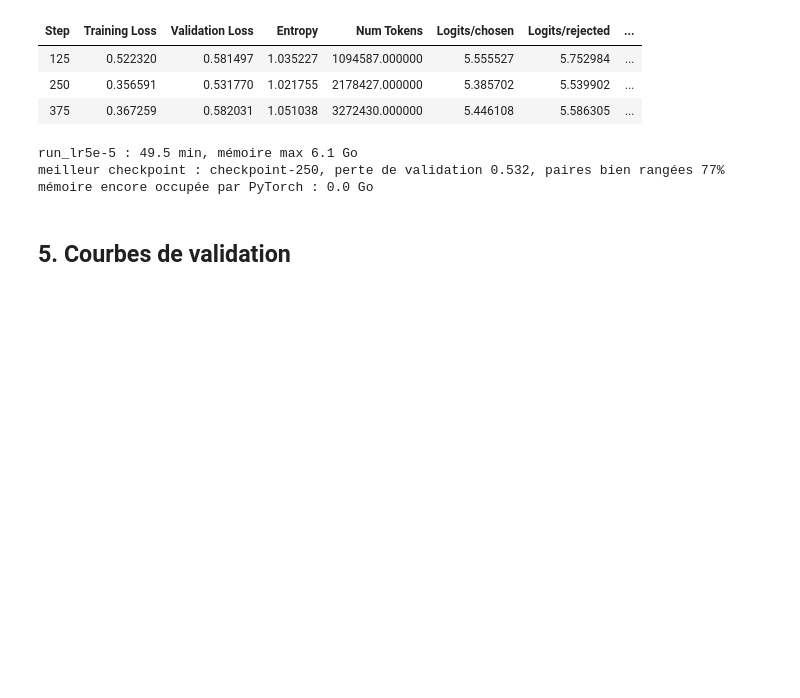
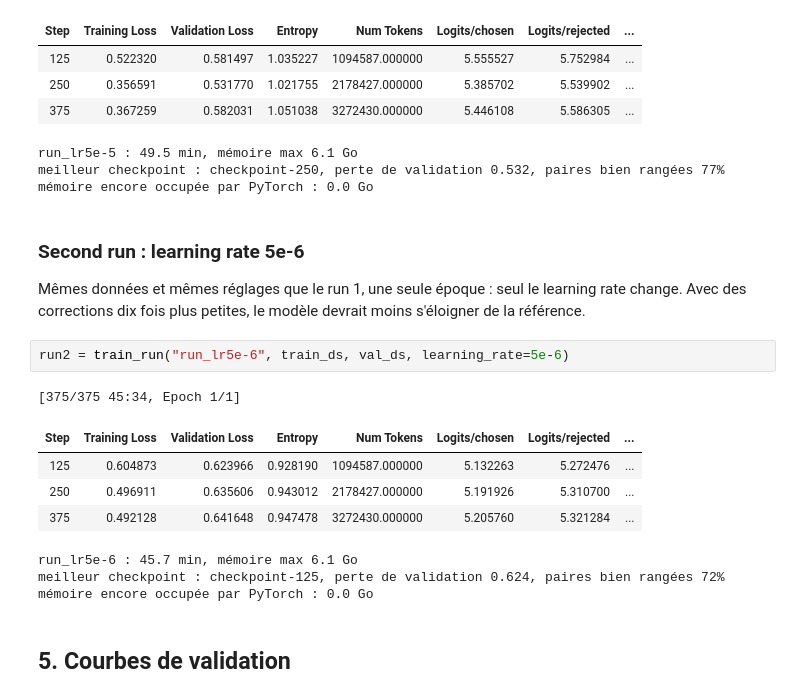
Before and after one commit to G-Hostin/medical-triage-poc, a Jupyter notebook: notebooks/05_dpo.ipynb, the cells around one changed output. Cells and saved outputs as stored; diff of their text form; blank space fills up the shorter version.

```diff
--- a/notebooks/05_dpo.ipynb
+++ b/notebooks/05_dpo.ipynb
@@ -161,6 +161,21 @@ run1 = train_run("run_lr5e-5", train_ds, val_ds, learning_rate=5e-5)
 run_lr5e-5 : 49.5 min, mémoire max 6.1 Go
 meilleur checkpoint : checkpoint-250, perte de validation 0.532, paires bien rangées 77%
 mémoire encore occupée par PyTorch : 0.0 Go
+# %% [markdown]
+### Second run : learning rate 5e-6
+
+Mêmes données et mêmes réglages que le run 1, une seule époque : seul le learning rate change. Avec des corrections dix fois plus petites, le modèle devrait moins s'éloigner de la référence.
+# %%
+run2 = train_run("run_lr5e-6", train_ds, val_ds, learning_rate=5e-6)
+# %% [output]
+[375/375 45:34, Epoch 1/1]
+| Step | Training Loss | Validation Loss | Entropy | Num Tokens | Logits/chosen | Logits/rejected | ... |
+| 125 | 0.604873 | 0.623966 | 0.928190 | 1094587.000000 | 5.132263 | 5.272476 | ... |
+| 250 | 0.496911 | 0.635606 | 0.943012 | 2178427.000000 | 5.191926 | 5.310700 | ... |
+| 375 | 0.492128 | 0.641648 | 0.947478 | 3272430.000000 | 5.205760 | 5.321284 | ... |
+run_lr5e-6 : 45.7 min, mémoire max 6.1 Go
+meilleur checkpoint : checkpoint-125, perte de validation 0.624, paires bien rangées 72%
+mémoire encore occupée par PyTorch : 0.0 Go
 # %% [markdown]
 ## 5. Courbes de validation
 # %%
```
Also changed, not shown: parts of 5 cells of this notebook.
